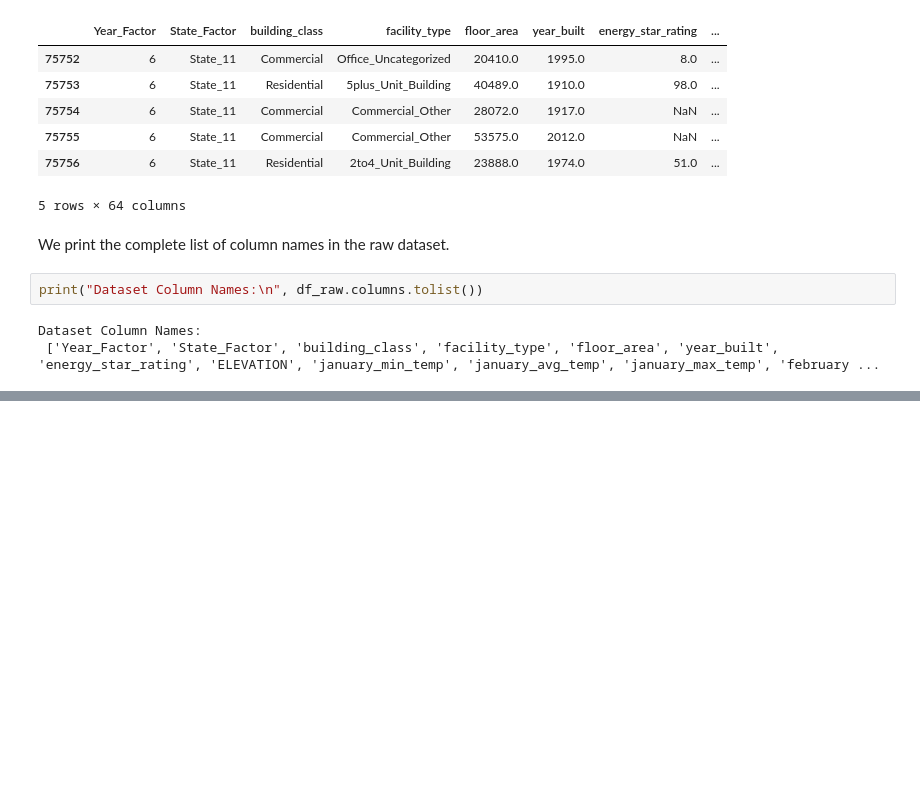
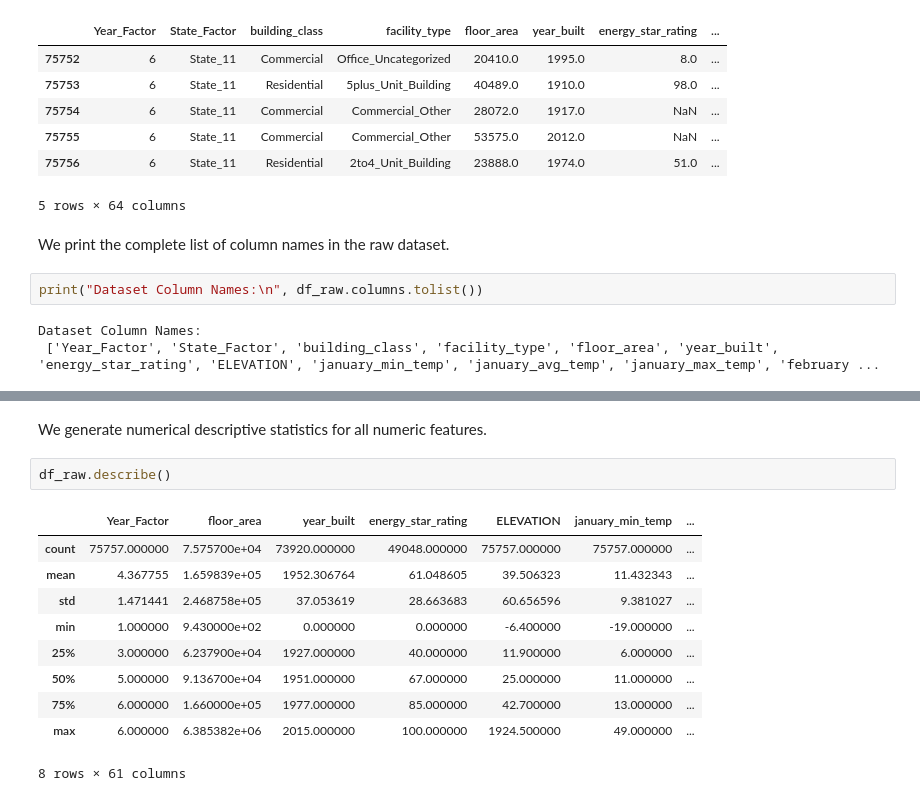
Before and after one commit to HarshaGaduputi/Machine-Learning-Case-Study, a Jupyter notebook: CaseStudy.ipynb, the cells around one changed output, grey strips where cells are left out. Drawn from its saved outputs; the diff is of its cells as text; blank space fills up the shorter version.

```diff
--- a/CaseStudy.ipynb
+++ b/CaseStudy.ipynb
@@ -146,0 +171,15 @@ Dataset Column Names:
+# %% [markdown]
+We generate numerical descriptive statistics for all numeric features.
+# %%
+df_raw.describe()
+# %% [output]
+|  | Year_Factor | floor_area | year_built | energy_star_rating | ELEVATION | january_min_temp | ... |
+| count | 75757.000000 | 7.575700e+04 | 73920.000000 | 49048.000000 | 75757.000000 | 75757.000000 | ... |
+| mean | 4.367755 | 1.659839e+05 | 1952.306764 | 61.048605 | 39.506323 | 11.432343 | ... |
+| std | 1.471441 | 2.468758e+05 | 37.053619 | 28.663683 | 60.656596 | 9.381027 | ... |
+| min | 1.000000 | 9.430000e+02 | 0.000000 | 0.000000 | -6.400000 | -19.000000 | ... |
+| 25% | 3.000000 | 6.237900e+04 | 1927.000000 | 40.000000 | 11.900000 | 6.000000 | ... |
+| 50% | 5.000000 | 9.136700e+04 | 1951.000000 | 67.000000 | 25.000000 | 11.000000 | ... |
+| 75% | 6.000000 | 1.660000e+05 | 1977.000000 | 85.000000 | 42.700000 | 13.000000 | ... |
+| max | 6.000000 | 6.385382e+06 | 2015.000000 | 100.000000 | 1924.500000 | 49.000000 | ... |
+8 rows × 61 columns
```
Also changed, not shown: parts of 25 cells of this notebook.
